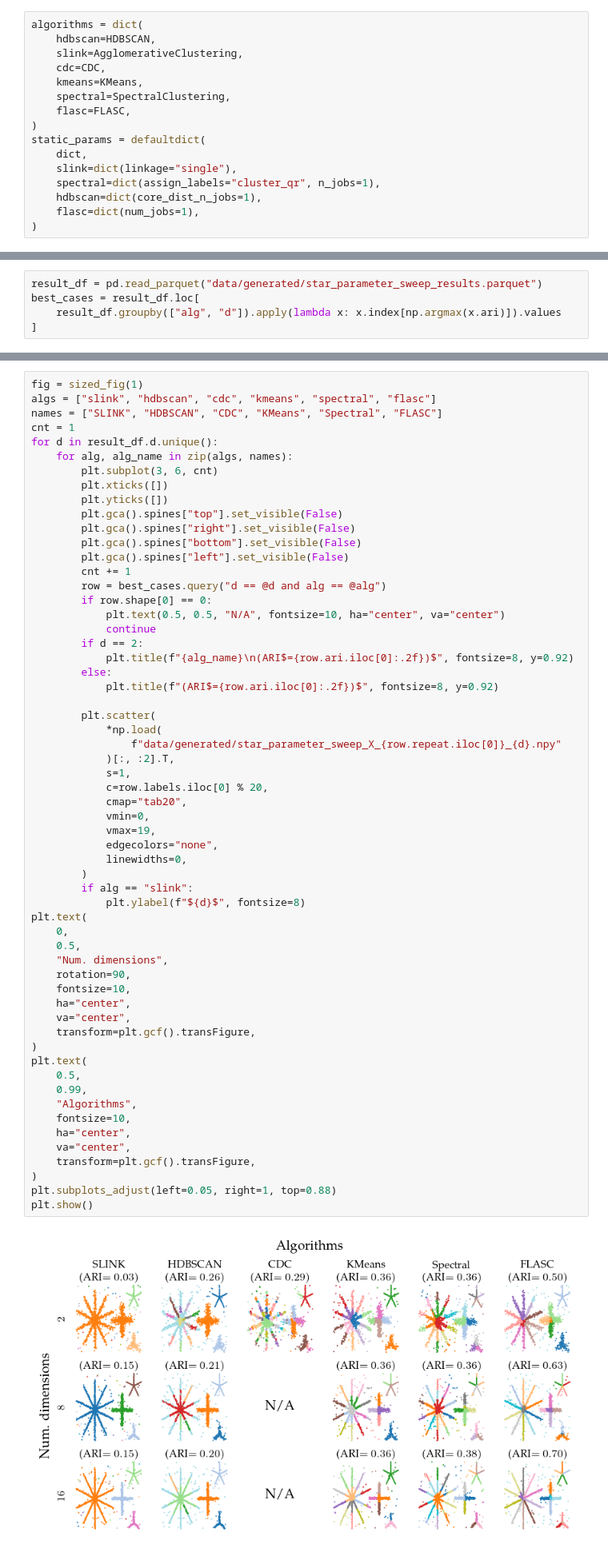
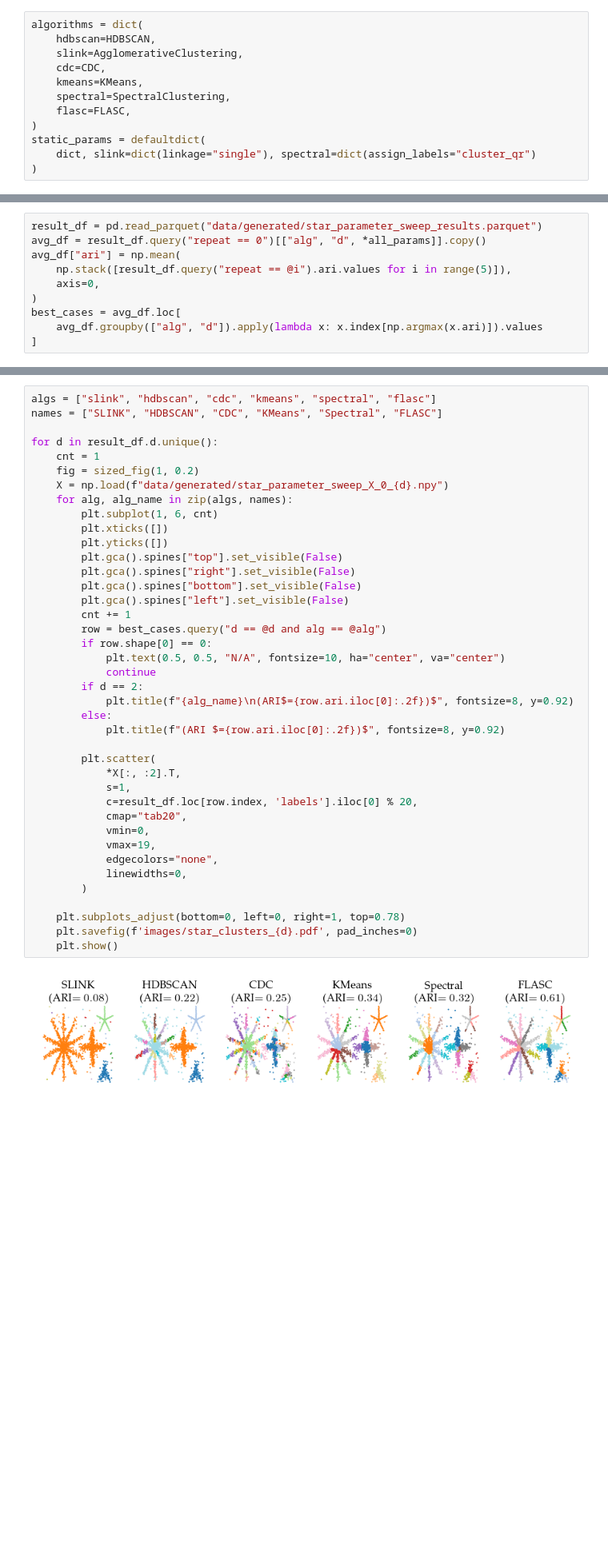
Before and after one commit to vda-lab/pyflasc, a Jupyter notebook: notebooks/Comparison_algorithms.ipynb, the cells around one changed output, grey strips where cells are left out. Shown at 80% size. Saved outputs shown, nothing was run; the diff lists cells and outputs as text; blank space fills up the shorter version.

```diff
--- a/notebooks/Comparison_algorithms.ipynb
+++ b/notebooks/Comparison_algorithms.ipynb
@@ -172,11 +171,7 @@ algorithms = dict(
     flasc=FLASC,
 )
 static_params = defaultdict(
-    dict,
-    slink=dict(linkage="single"),
-    spectral=dict(assign_labels="cluster_qr", n_jobs=1),
-    hdbscan=dict(core_dist_n_jobs=1),
-    flasc=dict(num_jobs=1),
+    dict, slink=dict(linkage="single"), spectral=dict(assign_labels="cluster_qr")
 )
 # %%
 # Configure the parameter sweep
@@ -268,8 +263,13 @@ result_df.to_parquet("data/generated/star_parameter_sweep_results.parquet")
 Now we visualize the algorithms' clusters using the best parameter values we found.
 # %%
 result_df = pd.read_parquet("data/generated/star_parameter_sweep_results.parquet")
-best_cases = result_df.loc[
-    result_df.groupby(["alg", "d"]).apply(lambda x: x.index[np.argmax(x.ari)]).values
+avg_df = result_df.query("repeat == 0")[["alg", "d", *all_params]].copy()
+avg_df["ari"] = np.mean(
+    np.stack([result_df.query("repeat == @i").ari.values for i in range(5)]),
+    axis=0,
+)
+best_cases = avg_df.loc[
+    avg_df.groupby(["alg", "d"]).apply(lambda x: x.index[np.argmax(x.ari)]).values
 ]
 # %% [markdown]
 #### Detected clusters
@@ -278,63 +278,44 @@ First, lets look at the detected clusters (and branches). Only FLASC is able to
 reliably find the branches as a distinct subgroup, resulting in ARI scores
 greater than 0.5. The other algorithms all perform worse.
 # %%
-fig = sized_fig(1)
 algs = ["slink", "hdbscan", "cdc", "kmeans", "spectral", "flasc"]
 names = ["SLINK", "HDBSCAN", "CDC", "KMeans", "Spectral", "FLASC"]
-cnt = 1
+
 for d in result_df.d.unique():
+    cnt = 1
+    fig = sized_fig(1, 0.2)
+    X = np.load(f"data/generated/star_parameter_sweep_X_0_{d}.npy")
     for alg, alg_name in zip(algs, names):
-        plt.subplot(3, 6, cnt)
+        plt.subplot(1, 6, cnt)
         plt.xticks([])
         plt.yticks([])
         plt.gca().spines["top"].set_visible(False)
         plt.gca().spines["right"].set_visible(False)
         plt.gca().spines["bottom"].set_visible(False)
         plt.gca().spines["left"].set_visible(False)
         cnt += 1
         row = best_cases.query("d == @d and alg == @alg")
         if row.shape[0] == 0:
             plt.text(0.5, 0.5, "N/A", fontsize=10, ha="center", va="center")
             continue
         if d == 2:
             plt.title(f"{alg_name}\n(ARI$={row.ari.iloc[0]:.2f})$", fontsize=8, y=0.92)
         else:
-            plt.title(f"(ARI$={row.ari.iloc[0]:.2f})$", fontsize=8, y=0.92)
+            plt.title(f"(ARI $={row.ari.iloc[0]:.2f})$", fontsize=8, y=0.92)
 
         plt.scatter(
-            *np.load(
-                f"data/generated/star_parameter_sweep_X_{row.repeat.iloc[0]}_{d}.npy"
-            )[:, :2].T,
+            *X[:, :2].T,
             s=1,
-            c=row.labels.iloc[0] % 20,
+            c=result_df.loc[row.index, 'labels'].iloc[0] % 20,
             cmap="tab20",
             vmin=0,
             vmax=19,
             edgecolors="none",
             linewidths=0,
         )
-        if alg == "slink":
-            plt.ylabel(f"${d}$", fontsize=8)
-plt.text(
-    0,
-    0.5,
-    "Num. dimensions",
-    rotation=90,
-    fontsize=10,
-    ha="center",
-    va="center",
-    transform=plt.gcf().transFigure,
-)
-plt.text(
-    0.5,
-    0.99,
-    "Algorithms",
-    fontsize=10,
-    ha="center",
-    va="center",
-    transform=plt.gcf().transFigure,
-)
-plt.subplots_adjust(left=0.05, right=1, top=0.88)
-plt.show()
+
+    plt.subplots_adjust(bottom=0, left=0, right=1, top=0.78)
+    plt.savefig(f'images/star_clusters_{d}.pdf', pad_inches=0)
+    plt.show()
 # %% [output]
-[figure, old version]
+[figure, new version]
```
Also changed, not shown: parts of 18 cells of this notebook, 42 other files.
